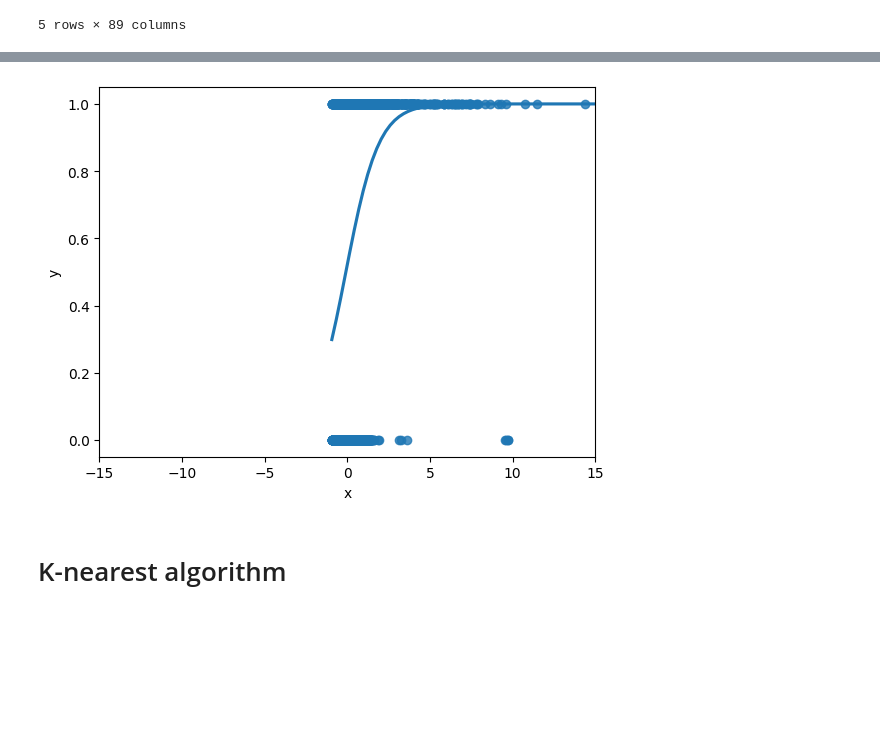
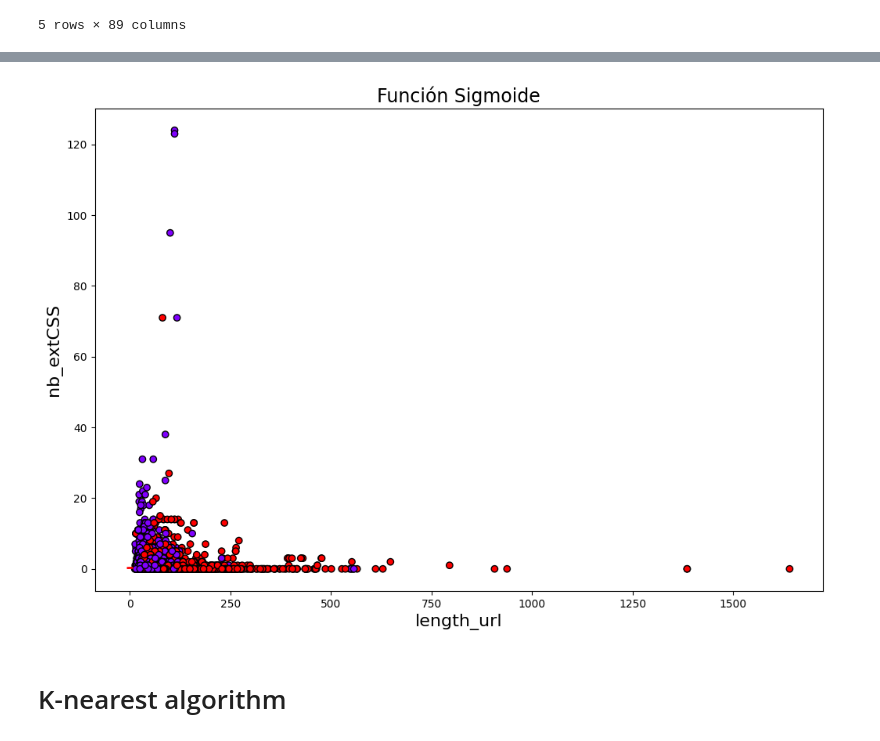
Before and after one commit to angelcast2002/Lab01-IA, a Jupyter notebook: lab01.ipynb, the cells around one changed output, grey strips where cells are left out. Drawn from its saved outputs; the diff is of its cells as text; code cells hidden in the pictures; blank space fills up the shorter version.

```diff
--- a/lab01.ipynb
+++ b/lab01.ipynb
@@ -213,6 +201,6 @@ for i in possible_columns:
 # %%
-# Dividir el conjunto de datos en variables independientes y dependientes
+# Dividimos el dataset en variables dependientes e independientes.
 from sklearn.model_selection import train_test_split
-X = df[['length_url', 'nb_dots', 'nb_at', 'domain_age']] # variables independientes possible_columns
+X = df[['length_url', 'nb_extCSS']] # variables independientes
 y = df['status'] # variable dependiente
 # %%
@@ -388,11 +239,0 @@ plt.show()
-# %%
-# Asumiendo que X_train_escaled[:, 0] y y_train están en un DataFrame llamado df
-df = pd.DataFrame({'x': X_train_escaled[:, 0], 'y': y_train})
-
-# Limitamos el rango de los datos en el eje x
-df = df[df['x'].between(df['x'].quantile(.05), df['x'].quantile(.95))]
-
-sns.regplot(x='x', y='y', data=df, logistic=True, ci=None)
-
-plt.ylim(-0.05, 1.05)  # Ajustamos los límites del eje y para que vayan de -0.05 a 1.05
-plt.show()
@@ -401,14 +240,25 @@ plt.show()
-# %%
-# Asumiendo que X_train_escaled[:, 0] y y_train están en un DataFrame llamado df
-df = pd.DataFrame({'x': X_train_escaled[:, 0], 'y': y_train})
-
-sns.regplot(x='x', y='y', data=df, logistic=True, ci=None)
-
-plt.xlim(-15, 15)  # Ajustamos los límites del eje x para que vayan de -15 a 15
-plt.ylim(-0.05, 1.05)  # Ajustamos los límites del eje y para que vayan de -0.05 a 1.05
-plt.show()
-# %% [output]
-[figure, removed]
+# %%
+# Graficamos los resultados.
+
+x = np.linspace(-5, 5, 100)
+
+# funcion sigmoide
+sig = 1 / (1+np.exp(-(model.coef_[0][0]*x + model.intercept_[0])))
+
+# crear la gráfica
+plt.figure(figsize=(12,8))
+plt.plot(x, sig, 'r', linewidth=2, label="sigmoide")
+
+# agregar los puntos a la gráfica. X es df['http_in_path'] y Y es df['phish_hints'
+plt.scatter(df['length_url'], df['nb_extCSS'], c=df['status'], cmap='rainbow', edgecolors='k')
+
+
+plt.title('Función Sigmoide', fontsize=17)
+plt.xlabel('length_url', fontsize=16)
+plt.ylabel('nb_extCSS', fontsize=16)
+plt.show()
+# %% [output]
+[figure, added]
 # %% [markdown]
 # K-nearest algorithm
 # %% [markdown]
```
Also changed, not shown: parts of 28 cells of this notebook.
